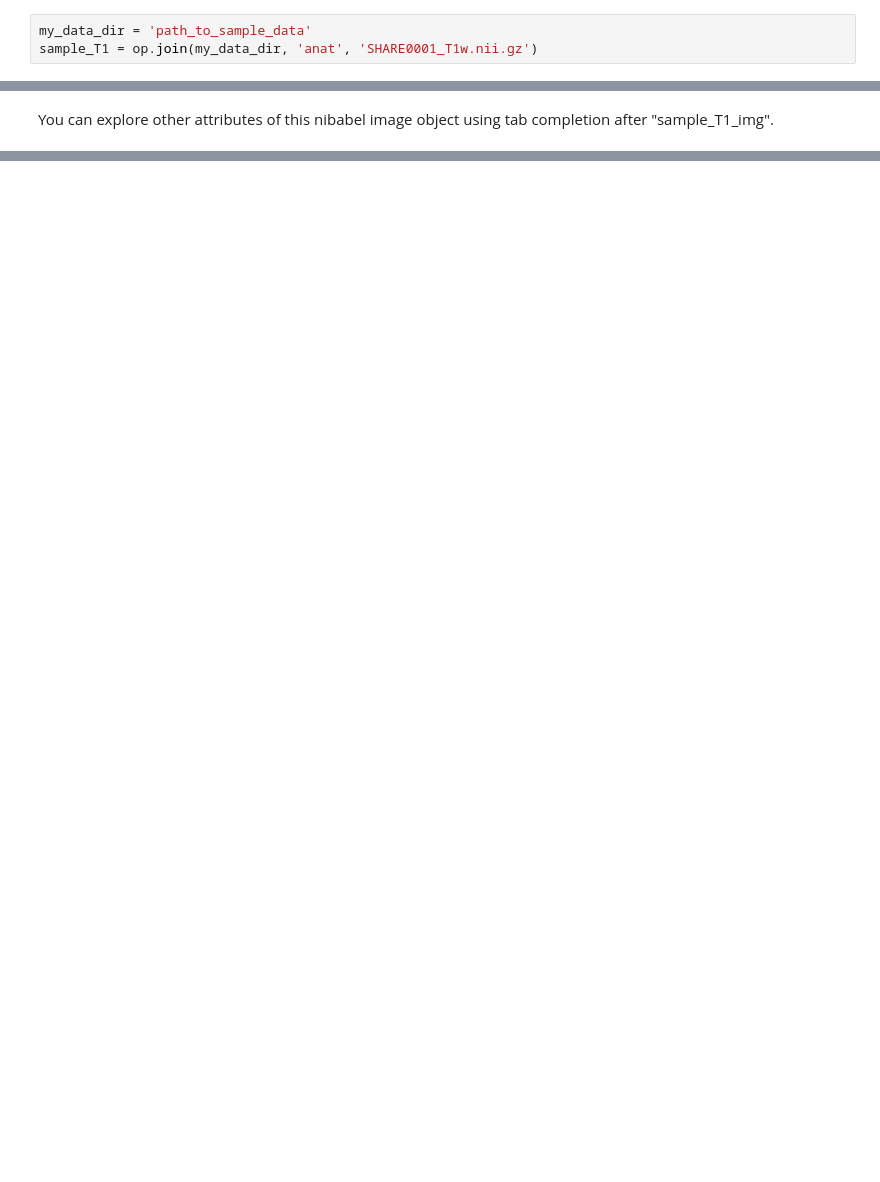
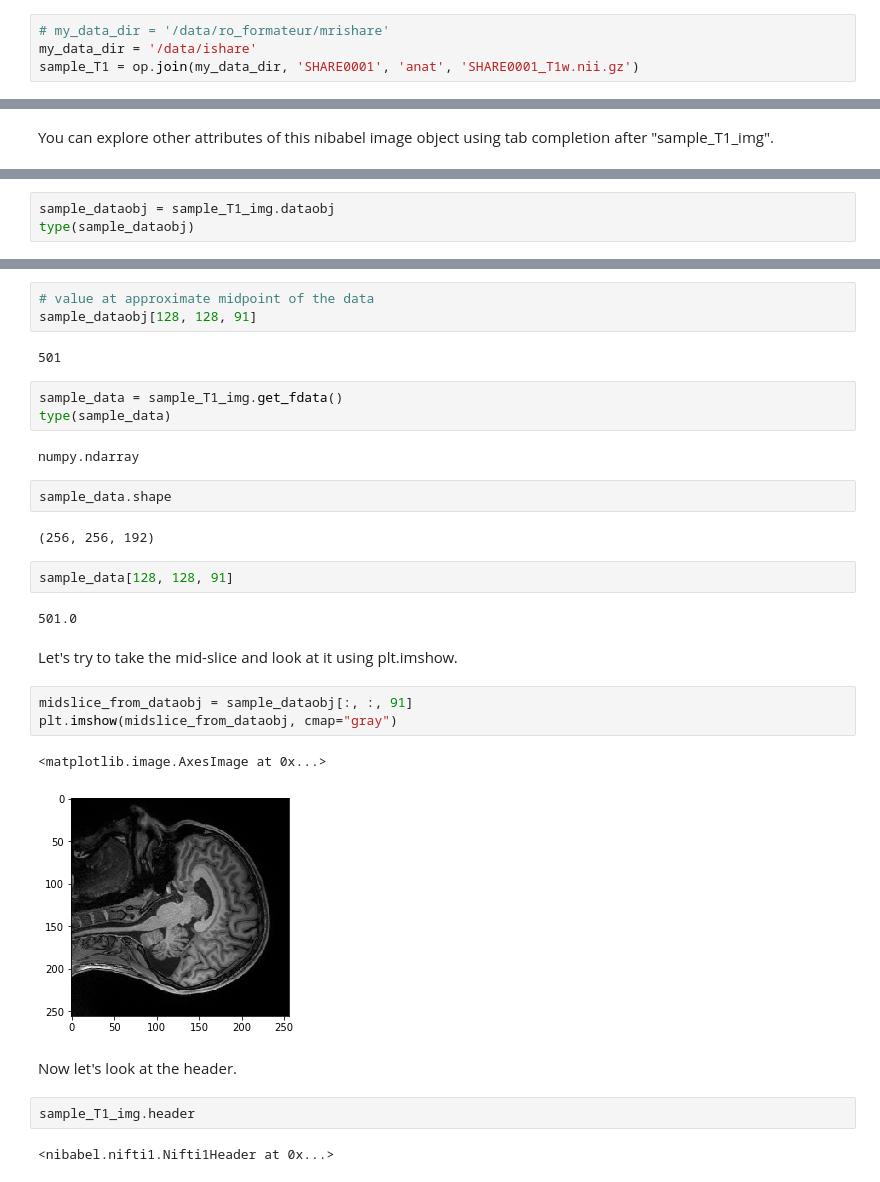
Before and after one commit to atsuch/Cajal2019_morphometry, a Jupyter notebook: notebooks/Day1_Intro_to_Neuroimaging_data.ipynb, the cells around one changed output, grey strips where cells are left out. Saved outputs shown, nothing was run; the diff lists cells and outputs as text; blank space fills up the shorter version.

```diff
--- a/notebooks/Day1_Intro_to_Neuroimaging_data.ipynb
+++ b/notebooks/Day1_Intro_to_Neuroimaging_data.ipynb
@@ -66,8 +66,9 @@ The concept of affine is described in detail here (https://nipy.org/nibabel/coor
 
 We can take a look at these components from the sample MRiShare data.
 # %%
-my_data_dir = 'path_to_sample_data'
-sample_T1 = op.join(my_data_dir, 'anat', 'SHARE0001_T1w.nii.gz')
+# my_data_dir = '/data/ro_formateur/mrishare'
+my_data_dir = '/data/ishare'
+sample_T1 = op.join(my_data_dir, 'SHARE0001', 'anat', 'SHARE0001_T1w.nii.gz')
 # %% [markdown]
 We use nibabel package to load the sample T1 image.
 # %%
@@ -87,0 +105,3 @@ sample_T1_img
+# %%
+sample_dataobj = sample_T1_img.dataobj
+type(sample_dataobj)
@@ -87,0 +114,32 @@ sample_T1_img
+# %%
+# value at approximate midpoint of the data
+sample_dataobj[128, 128, 91]
+# %% [output]
+501
+# %%
+sample_data = sample_T1_img.get_fdata()
+type(sample_data)
+# %% [output]
+numpy.ndarray
+# %%
+sample_data.shape
+# %% [output]
+(256, 256, 192)
+# %%
+sample_data[128, 128, 91]
+# %% [output]
+501.0
+# %% [markdown]
+Let's try to take the mid-slice and look at it using plt.imshow.
+# %%
+midslice_from_dataobj = sample_dataobj[:, :, 91]
+plt.imshow(midslice_from_dataobj, cmap="gray")
+# %% [output]
+<matplotlib.image.AxesImage at 0x...>
+[figure, added]
+# %% [markdown]
+Now let's look at the header.
+# %%
+sample_T1_img.header
+# %% [output]
+<nibabel.nifti1.Nifti1Header at 0x...>
```
Also changed, not shown: parts of 16 cells of this notebook.
